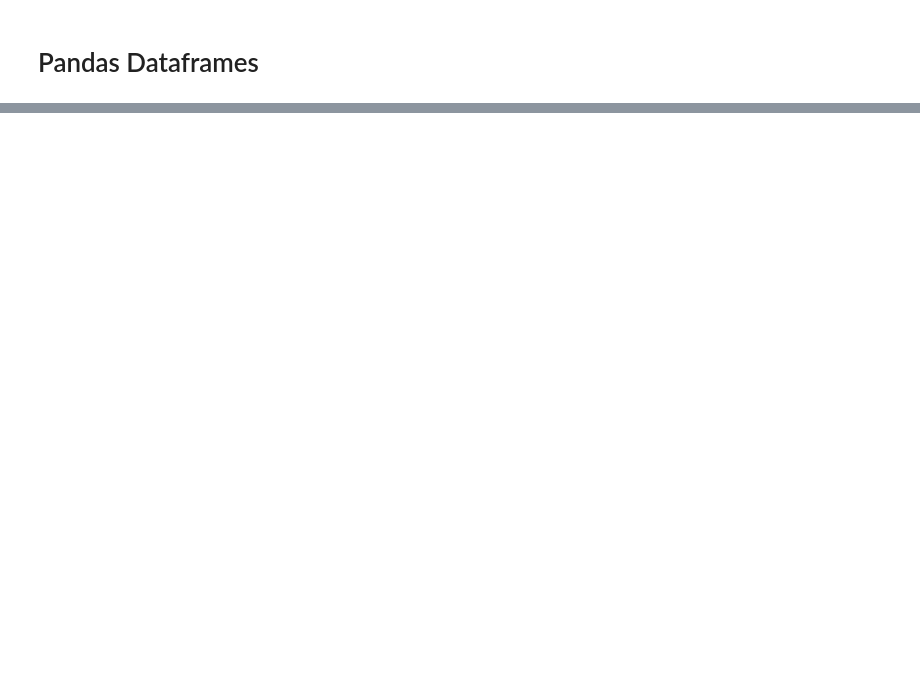
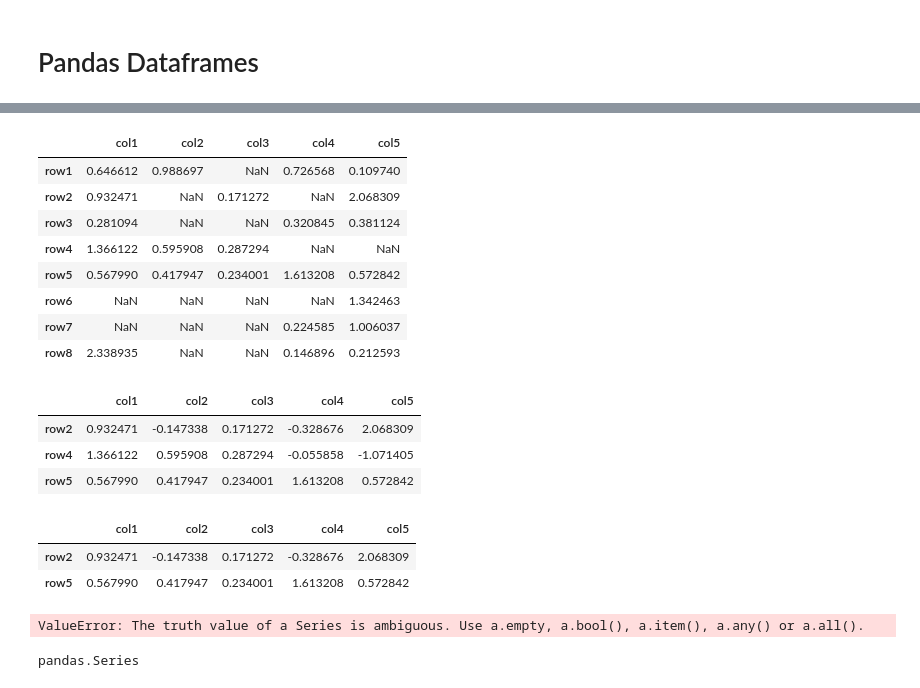
Before and after one commit to jihad-islam/Learning-ML, a Jupyter notebook: 3.Pandas/2.pandas_dataframes.ipynb, the cells around one changed output, grey strips where cells are left out. Cells and saved outputs as stored; diff of their text form; code cells hidden in the pictures; blank space fills up the shorter version.

```diff
--- a/3.Pandas/2.pandas_dataframes.ipynb
+++ b/3.Pandas/2.pandas_dataframes.ipynb
@@ -25,0 +341,48 @@ Type:      method
+# %%
+# jei value gula 0 er theke boro tader dekhte chai
+
+df[df>0]
+# %% [output]
+|  | col1 | col2 | col3 | col4 | col5 |
+| row1 | 0.646612 | 0.988697 | NaN | 0.726568 | 0.109740 |
+| row2 | 0.932471 | NaN | 0.171272 | NaN | 2.068309 |
+| row3 | 0.281094 | NaN | NaN | 0.320845 | 0.381124 |
+| row4 | 1.366122 | 0.595908 | 0.287294 | NaN | NaN |
+| row5 | 0.567990 | 0.417947 | 0.234001 | 1.613208 | 0.572842 |
+| row6 | NaN | NaN | NaN | NaN | 1.342463 |
+| row7 | NaN | NaN | NaN | 0.224585 | 1.006037 |
+| row8 | 2.338935 | NaN | NaN | 0.146896 | 0.212593 |
+# %%
+# column 3 er jei value gula 0 er theke boro tader dekhte chai
+df[df['col3']>0]
+# %% [output]
+|  | col1 | col2 | col3 | col4 | col5 |
+| row2 | 0.932471 | -0.147338 | 0.171272 | -0.328676 | 2.068309 |
+| row4 | 1.366122 | 0.595908 | 0.287294 | -0.055858 | -1.071405 |
+| row5 | 0.567990 | 0.417947 | 0.234001 | 1.613208 | 0.572842 |
+# %%
+# multiple conditional selection:
+
+# pandas e multi conditional selection e ektu careful thakte hobe. python or cpp te amra contion apply kori logical and, logical or diye. but pandas e kintu bitwise and(&), bitwise or(|) use korte hobe.
+
+# like ami column 3 and column 5 both column er jei value gula positive shudhu tader dekhabe.
+
+df[(df['col3']>0) & (df['col5']>0)] # biwsie operator use korte must be bracket dite hobe condition e.
+# %% [output]
+|  | col1 | col2 | col3 | col4 | col5 |
+| row2 | 0.932471 | -0.147338 | 0.171272 | -0.328676 | 2.068309 |
+| row5 | 0.567990 | 0.417947 | 0.234001 | 1.613208 | 0.572842 |
+# %%
+# ami uporer code e  bitwise and(&) and use korsi. ami jodi logical and use kortam tahole error show korto.
+
+df[(df['col3']>0) and (df['col5']>0)]
+# %% [output]
+ValueError: The truth value of a Series is ambiguous. Use a.empty, a.bool(), a.item(), a.any() or a.all().
+# %%
+# uporer error er reason holo logical and, logical or just boolean value niye kaj kore. but ekhane amra duita column er upor condition apply korsi. and ei column gula holo ekta series.
+
+# so ekhane compare hocche: pandas series vs pandas series. tai amader bitwise operators use korte hobe.
+
+type(df['col3']>0)
+# %% [output]
+pandas.Series
```
Also changed, not shown: parts of 38 cells of this notebook, 1 other file.
